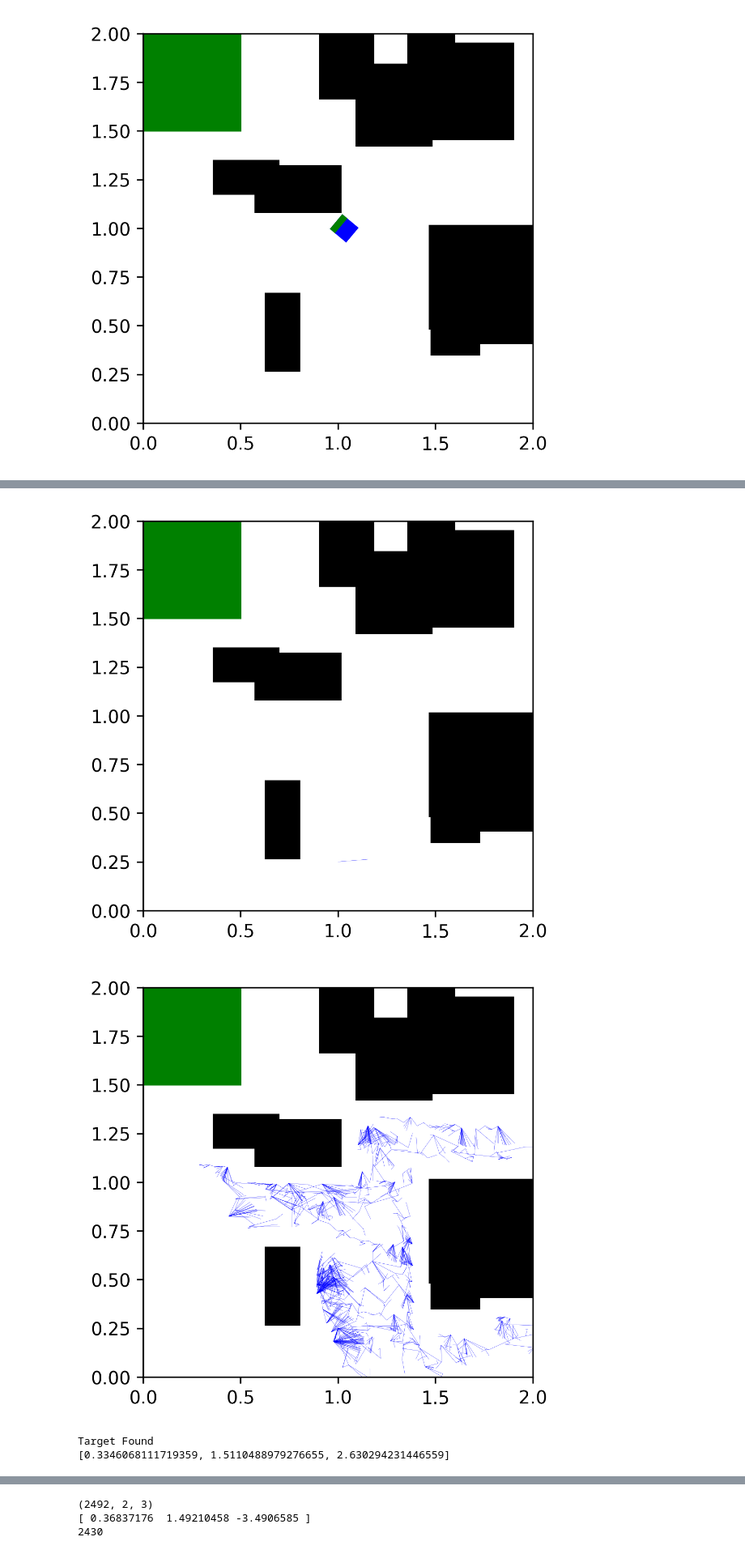
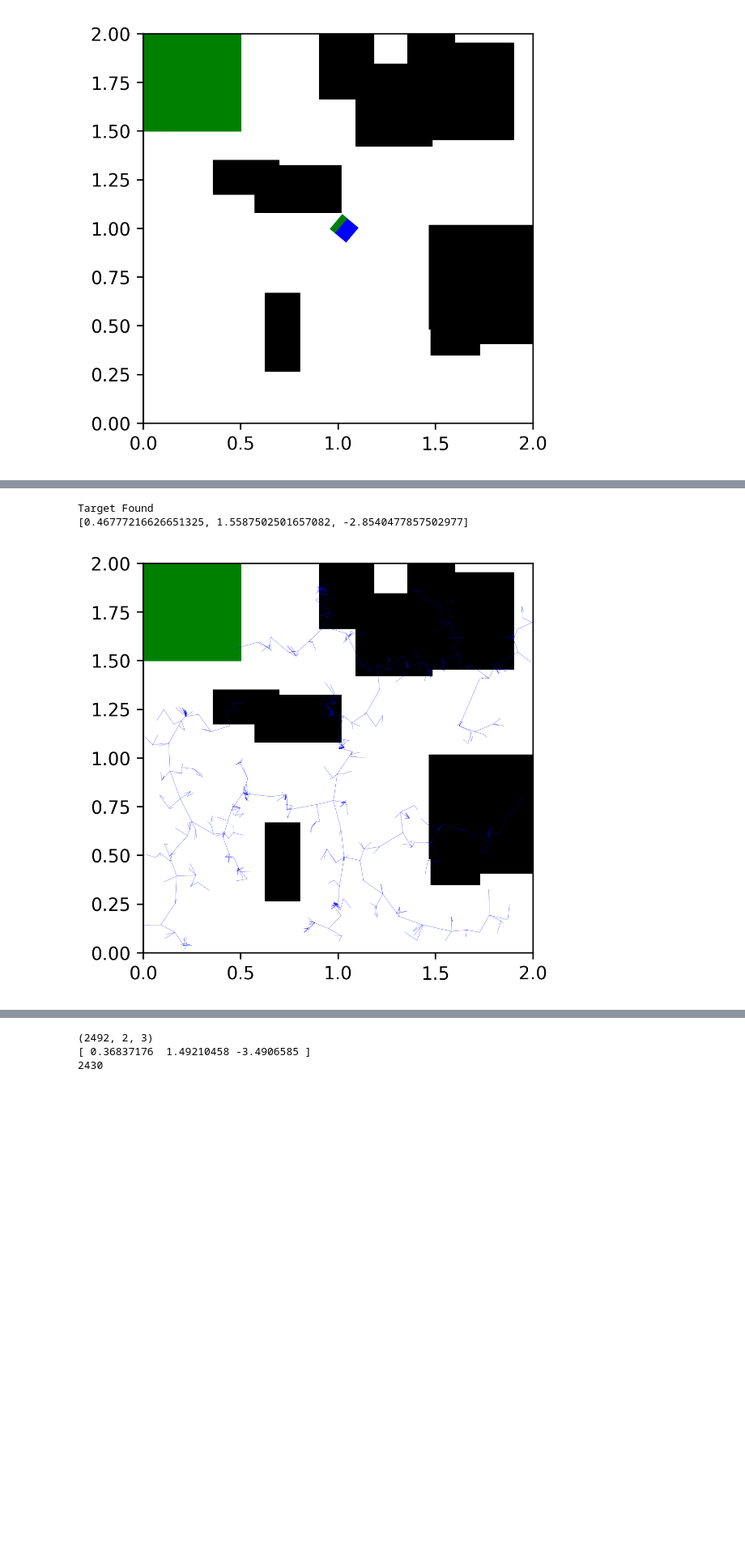
Before and after one commit to samer1248/ECE209AS-Lab2, a Jupyter notebook: project2.ipynb, the cells around one changed output, grey strips where cells are left out. Shown: that part at 81% size. Saved outputs shown, nothing was run; the diff lists cells and outputs as text; code cells hidden in the pictures; blank space fills up the shorter version.

```diff
--- a/project2.ipynb
+++ b/project2.ipynb
@@ -112,7 +95,7 @@ print(plan_trajectory([1,1,0],[2,2,-np.pi]))
 [0.7853981633974483, 1.4142135623730951, 2.356194490192345]
 # %%
 def time_trajectory(xi,xt):
-    ang_points = np.pi/2 - np.arctan2(xt[1] - xi[1], xt[0] - xi[0])
+    ang_points = np.arctan2(xt[1] - xi[1], xt[0] - xi[0])
     ang1 = get_angle_diff(xi[2],ang_points)
     t = np.abs(ang1/w_robot)
 
@@ -123,7 +106,7 @@ def time_trajectory(xi,xt):
     t += np.abs(ang2/w_robot)
     return [[ang1,dist,ang2],t]
 
-print(time_trajectory([1,1,0],[1,2,0]))
+print(time_trajectory([1,1,np.pi/2],[1,2,np.pi]))
 print(time_trajectory([1,1,0],[1,0,-np.pi]))
 print(time_trajectory([1,1,0],[2,2,-np.pi]))
 # %% [output]
@@ -132 +115,16 @@ print(time_trajectory([1,1,0],[2,2,-np.pi]))
 [[0.7853981633974483, 1.4142135623730951, 2.356194490192345], 9.903163161571062]
+# %%
+def metric(c1,c2):
+#     dist = get_dist_diff(c1,c2)
+#     ang = get_angle_diff(c1[2],c2[2])
+
+#     rot_dist =  np.abs(ang) * wheel_sep
+
+#     metric = dist + rot_dist
+
+    return time_trajectory(c1,c2)[-1]
+
+print(metric([1,1,0],[2,1,0]))
+
+print(metric([1,1,0],[1,1,np.pi/4]))
+print(metric([1,1,0],[1,1,-np.pi/4]))
@@ -357,13 +373,13 @@ def check_path_for_collision(xi,path,obstacle):
     padded_obstacle[1][1] += 2*furthest_point_robot
 
 #     print(x1,x2)
-    [collision,d] =  intersect_line_obstacle(xi,dist ,ang1,padded_obstacle)
+    [collision,d] =  intersect_line_obstacle(xi,dist ,xi[2]+ang1,padded_obstacle)
 
 
 
     return collision,d
 #TODO it drives right into a corner
-check_path_for_collision ([0,0],[np.pi/2,10,0], [[-1,1],[2,2]])
+check_path_for_collision ([0,0,0],[np.pi/2,10,0], [[-1,1],[2,2]])
 # %% [output]
 (True, 0.9125357215773204)
 # %%
@@ -445,7 +461,8 @@ def plot_rrt_evol(E):
         plt.plot(ae[:,0],ae[:,1],'b',linewidth =0.1)
 # %%
 np.random.seed(0)
-n_points = 20000
+n_points = 1000
+dbg_indx = -1
 # ax = show_world(obstacles_list)
 xi = [1,0.25,0]
 V = [xi]
@@ -454,6 +471,12 @@ C = []
 target_found = False
 for i in range(n_points):
     xr = [np.random.uniform(0,world_size),np.random.uniform(0,world_size),np.random.uniform(0,2*np.pi)]
+    if i==dbg_indx:
+        ax = show_world(obstacles_list,target=target)
+        for e in E:
+            ae = np.array(e)
+            plt.plot(ae[:,0],ae[:,1],'b',linewidth =0.1)
+        plt.plot(xr[0],xr[1],'rx')
     d_min = 1000
 #     print(xr)
     for x in V:
@@ -461,44 +484,49 @@ for i in range(n_points):
         if d < d_min:
             d_min = d
             x_min = x
+    if  i==dbg_indx:
+        plt.plot(x_min[0],x_min[1],'bx')
+
 #     print("1: ",x_min,xr)
     [traj,controls,x_new] = execute_trajectory(x_min,xr)
-#     print("2: ",[traj,controls,x_new])
+    if  i==dbg_indx:
+        print("2: ","xr",xr,"s",x_min,"traj",traj,"end",x_new)
 #     print("3:" ,x_min,traj)
+    if i==dbg_indx:
+        plt.plot(x_new[0],x_new[1],'gx')
     collision,d = check_path_for_collisions(x_min,traj,obstacles_list)
 
     if not collision:
 
 
         V.append(x_new)
         E.append([x_min,x_new])
 
         if x_new[0]>target[0][0] and x_new[0]<target[0][0]+target[1][0] and x_new[1]>target[0][1] and x_new[1]<target[0][1]+target[1][1]:
             print("Target Found")
             print(x_new)
             x_final = x_new
             break
 #         if x_new[0]>xx1 and x_new[0]<xx3 and x_new[1]>xx2 and x_new[1]<xx4:
 #             print("x_min",x_min); print("x_new",x_new); print("traj",traj); print("xr",xr); print("collision", collision)
 #             ax = show_world(obstacles_list)
 #             for e in E:
 #                 ae = np.array(e)
 #                 plt.plot(ae[:,0],ae[:,1],'b',linewidth =0.1)
 #             ae = np.array(E[-1])
 #             plt.plot(ae[:,0],ae[:,1],'r',linewidth =0.2)
 #             break
 #         print(x,x_new,traj)
 #         ae = np.array([x,x_new])
 #         ax = show_world(obstacles_list)
 #         plt.plot(ae[:,0],ae[:,1],'b')
 #         plt.show()
-    if i%2000==0 or i==n_points -1:
-         plot_rrt_evol(E)
+    if (i%2000==0 and i>0) or i==n_points -1:
+        plot_rrt_evol(E)
         plt.show()
 plot_rrt_evol(E)
 plt.show()
 # %% [output]
+Target Found
+[0.46777216626651325, 1.5587502501657082, -2.8540477857502977]
-[figure, old version]
+[figure, new version]
-[figure, removed]
-Target Found
-[0.3346068111719359, 1.5110488979276655, 2.630294231446559]
```
Also changed, not shown: parts of 7 cells of this notebook, 2 other files.
